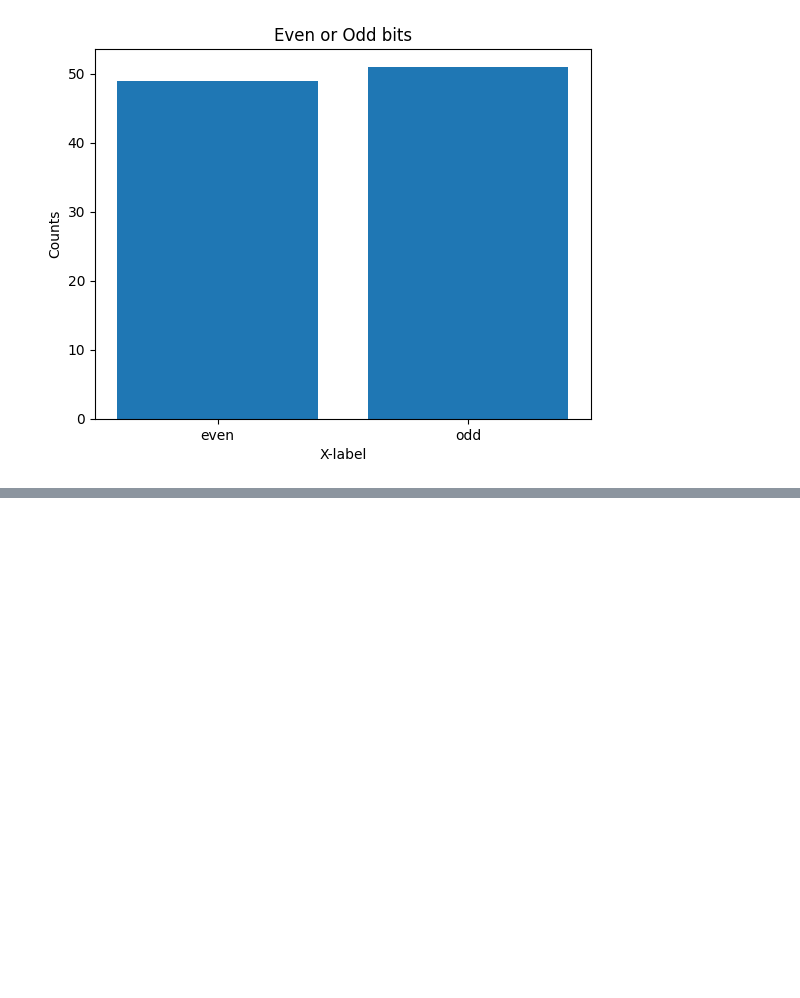
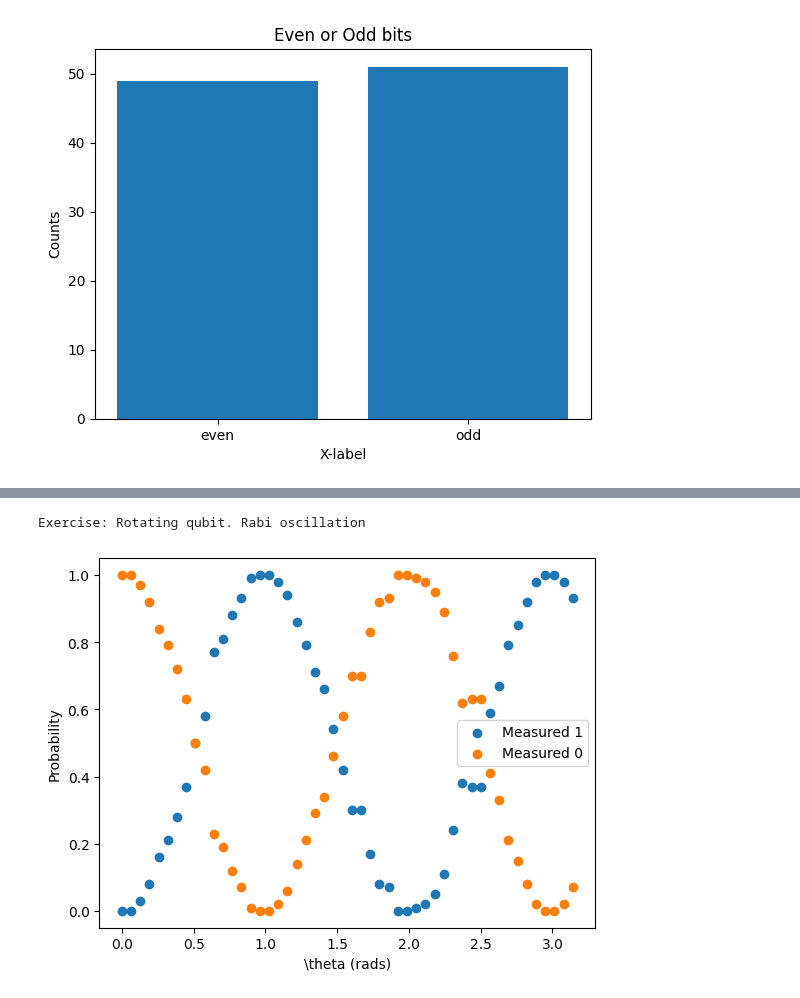
Before and after one commit to edsonsignor/cirq-otoc-prep, a Jupyter notebook: notebooks/01_cirq_basics.ipynb, the cells around one changed output, grey strips where cells are left out. Cells and saved outputs as stored; diff of their text form; code cells hidden in the pictures; blank space fills up the shorter version.

```diff
--- a/notebooks/01_cirq_basics.ipynb
+++ b/notebooks/01_cirq_basics.ipynb
@@ -357,0 +942,20 @@ Useful for variational algorithms to optimize a cost function. Possibilities
+# %%
+def deutsch_algorithm_2B(oracle):
+    yield cirq.X(q2)
+    yield cirq.H(q0), cirq.H(q1), cirq.H(q2)
+    yield oracle
+    yield cirq.H(q0), cirq.H(q1)
+    yield cirq.measure(q0)
+    yield cirq.measure(q1)
+# %%
+simulator = cirq.Simulator()
+
+print("\nYour result on constant functions:")
+for oracle in constant:
+    result = simulator.run(cirq.Circuit(deutsch_algorithm_2B(oracle)), repetitions=10)
+    print(result)
+
+print("\nYour result on balanced functions:")
+for oracle in balanced:
+    result = simulator.run(cirq.Circuit(deutsch_algorithm_2B(oracle)), repetitions=10)
+    print(result)
@@ -357,0 +1010,33 @@ Useful for variational algorithms to optimize a cost function. Possibilities
+# %%
+print("Exercise: Rotating qubit. Rabi oscillation")
+import sympy as sp
+
+q = cirq.LineQubit(1)
+
+
+
+c = cirq.Circuit(cirq.XPowGate(exponent=sp.Symbol('theta'))(q))
+c.append(cirq.measure(q, key='m'))
+
+num_theta = 50
+param_sweep = cirq.Linspace('theta', start=0, stop=np.pi, length=num_theta)
+repetitions = 100
+
+s = cirq.Simulator()
+results = s.run_sweep(c, param_sweep, repetitions=100)
+#for result in results:
+#    np.sum(result) / repetitions
+x_data = [result.params['theta'] for result in results]
+y1_data = [result.histogram(key='m')[1] / repetitions for result in results]
+y0_data = 1 - np.array(y1_data)
+
+
+plt.scatter('t', 'y1', data={'t':x_data, 'y1':y1_data}, label='Measured 1')
+plt.scatter('t', 'y0', data={'t':x_data, 'y0':y0_data}, label='Measured 0')
+plt.xlabel(r"\theta (rads)")
+plt.ylabel("Probability")
+plt.legend()
+plt.show()
+# %% [output]
+Exercise: Rotating qubit. Rabi oscillation
+[figure, added]
```
Also changed, not shown: parts of 56 cells of this notebook, 6 other files.
